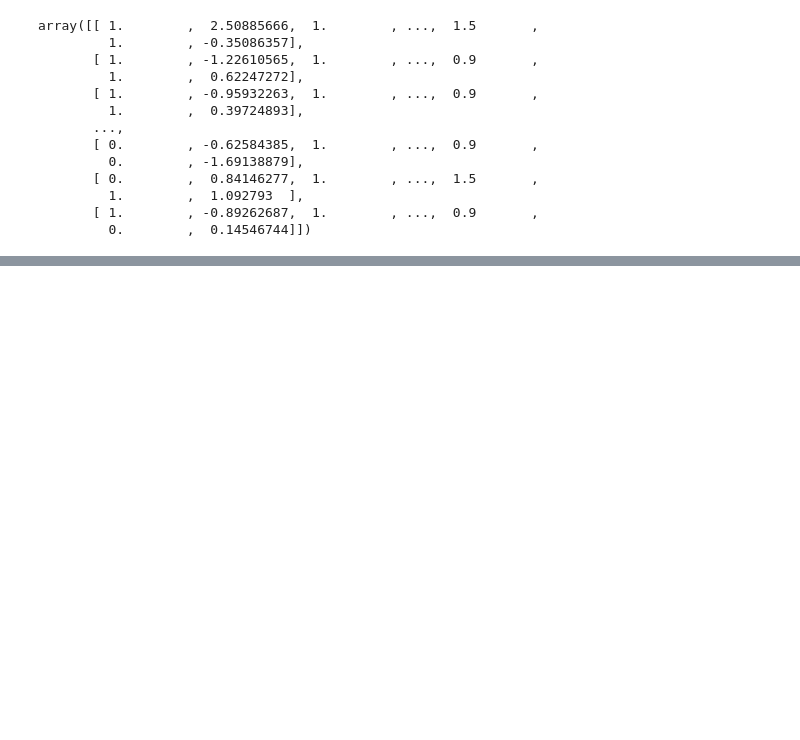
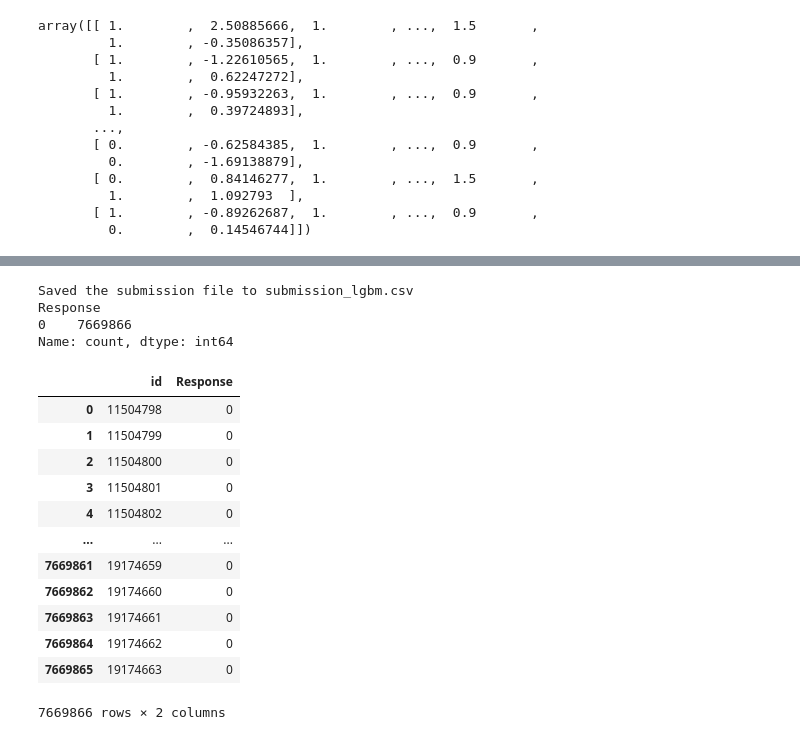
Before and after one commit to sonjaove/kaggle-solutions, a Jupyter notebook: s4e7/competition.ipynb, the cells around one changed output, grey strips where cells are left out. Drawn from its saved outputs; the diff is of its cells as text; code cells hidden in the pictures; blank space fills up the shorter version.

Commit message:
the solution notebook

```diff
--- a/s4e7/competition.ipynb
+++ b/s4e7/competition.ipynb
@@ -13,8 +13,9 @@ import lightgbm as lgb
 from sklearn.model_selection import train_test_split, KFold
 import os
 # %%
-test = pd.read_csv(r'C:\Users\vvagh\OneDrive - Indian Institute of Science Education and Research Bhopal\Documents\kaggle\s4e7\test.csv\test.csv')
-train = pd.read_csv(r'C:\Users\vvagh\OneDrive - Indian Institute of Science Education and Research Bhopal\Documents\kaggle\s4e7\train.csv\train.csv')
+
+test = pd.read_csv(r'F:\TANISHQ\kaggle-solutions\s4e7\test.csv\test.csv')
+train = pd.read_csv(r'F:\TANISHQ\kaggle-solutions\s4e7\train.csv\train.csv')
 # %%
 train
 # %% [output]
@@ -474,21 +489,39 @@ Confusion Matrix:
 [figure]
 # %%
 # Make predictions on the test set for the ligthgbm model
-y_pred = model.predict(test)
+y_pred = model_lgbm.predict(test.drop('id', axis=1))
 y_pred = (y_pred > 0.5).astype(int)
 
 # Save the predictions to a CSV file
 submission_light = pd.DataFrame({'id': test['id'], 'Response': y_pred})
 
 flie_pth='submission_lgbm.csv'
 if not os.path.exists(flie_pth):
     submission_light.to_csv(flie_pth, index=False)
     print(f"Saved the submission file to {flie_pth}")
 else:
     print(f"File {flie_pth} already exists")
 
 print(submission_light['Response'].value_counts())
 submission_light
+# %% [output]
+Saved the submission file to submission_lgbm.csv
+Response
+0    7669866
+Name: count, dtype: int64
+|  | id | Response |
+| 0 | 11504798 | 0 |
+| 1 | 11504799 | 0 |
+| 2 | 11504800 | 0 |
+| 3 | 11504801 | 0 |
+| 4 | 11504802 | 0 |
+| ... | ... | ... |
+| 7669861 | 19174659 | 0 |
+| 7669862 | 19174660 | 0 |
+| 7669863 | 19174661 | 0 |
+| 7669864 | 19174662 | 0 |
+| 7669865 | 19174663 | 0 |
+7669866 rows × 2 columns
 # %%
 all_train_labels_tensor=torch.tensor(train['Response'].values, dtype=torch.float32)
 all_train_tensor=torch.tensor(train.drop('Response',axis=1).values, dtype=torch.float32)
```
Also changed, not shown: parts of 7 cells of this notebook.
